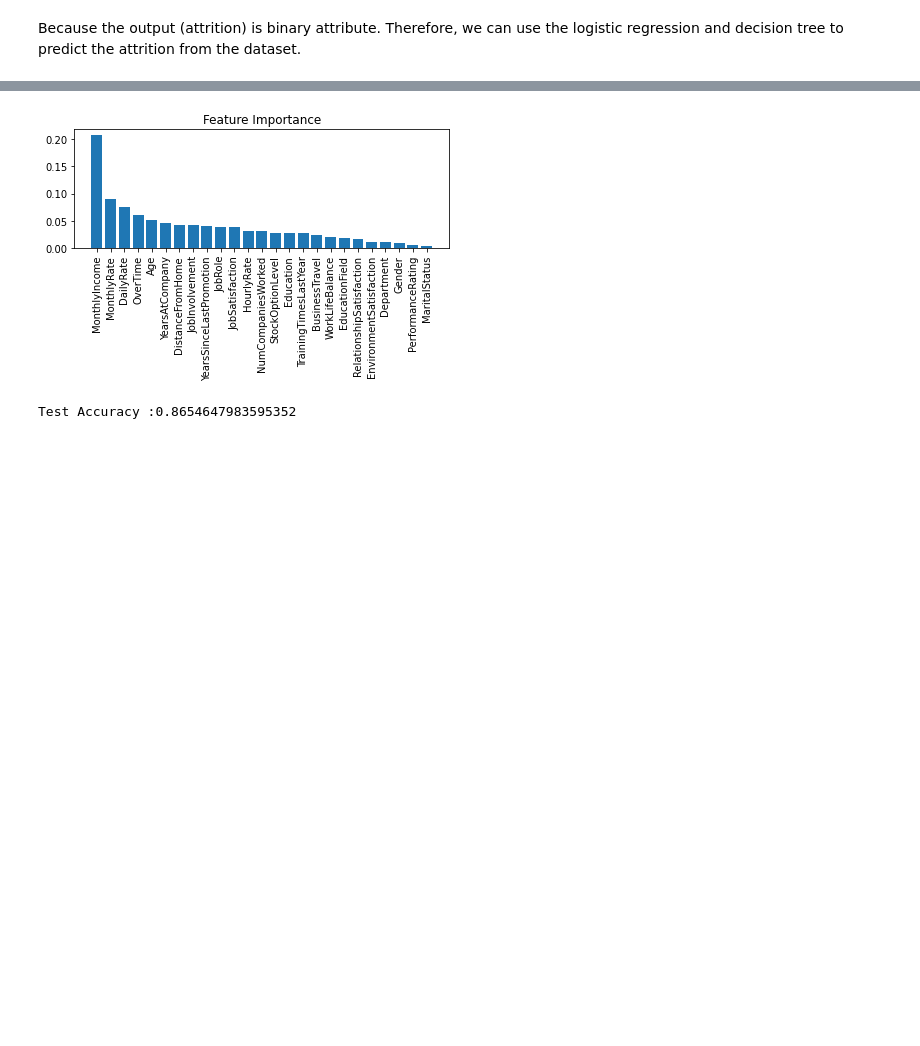
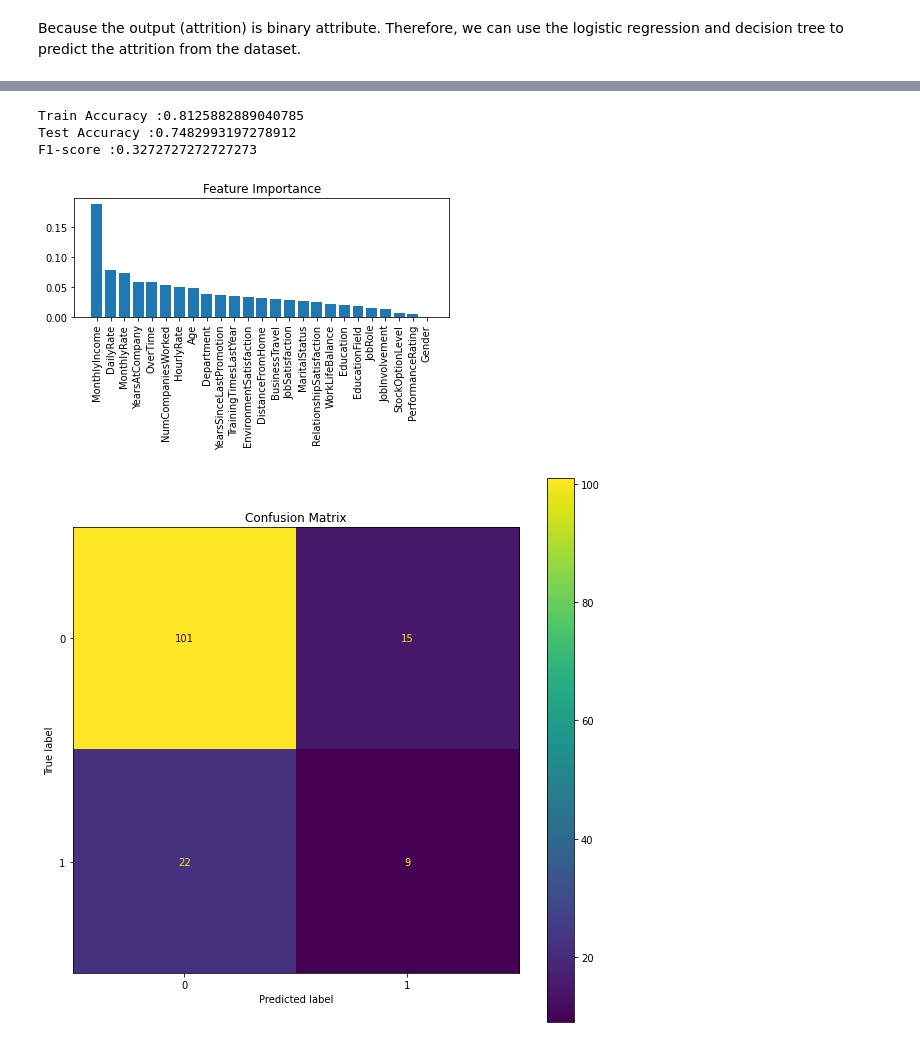
Before and after one commit to JackLieu95/Atrrition-prediction, a Jupyter notebook: Employee attrition (1).ipynb, the cells around one changed output, grey strips where cells are left out. Drawn from its saved outputs; the diff is of its cells as text; code cells hidden in the pictures; blank space fills up the shorter version.

```diff
--- a/Employee attrition (1).ipynb
+++ b/Employee attrition (1).ipynb
@@ -1013,19 +1060,29 @@ train, test, train_labels, test_labels = train_test_split(training, output, test
 # %%
-from sklearn.model_selection import cross_val_score
-#Create the function for lopgistic regression with corss validation and impotance features
-def logistic(X,Y):
-    #applied the model
-    logistic_model = LogisticRegression(solver='liblinear',random_state=0).fit(X,Y)
+from sklearn.tree import DecisionTreeClassifier
+#Create the function for decision tree classifier with corss validation and impotance features
+def decisionTree(X,Y,Z,K):
+    decisionTree_model = DecisionTreeClassifier(random_state=0, criterion='gini').fit(X,Y)
 
     #cross validation
-    scores = cross_val_score(logistic_model, X, Y, cv=10)
+    scores = cross_val_score(decisionTree_model, X, Y, cv=10)
 
     #features importance and visualise it
-    importance = dtc.feature_importances_
+    importance = decisionTree_model.feature_importances_
     sorted_indices = np.argsort(importance)[::-1]
     plt.title('Feature Importance')
     plt.bar(range(train.shape[1]), importance[sorted_indices], align='center')
     plt.xticks(range(train.shape[1]), train.columns[sorted_indices], rotation=90)
     plt.tight_layout()
-    plt.show()
-    print("Test Accuracy :" + str(np.average(scores)))
+
+    #Confusion maxtrix
+    cm1 = confusion_matrix(test_labels,decisionTree_model.predict(test))
+    classes = ["0","1"]
+    disp = ConfusionMatrixDisplay(confusion_matrix=cm1,
+                              display_labels=classes)
+    fig, ax = plt.subplots(figsize=(10,10))
+    plt.title("Confusion Matrix")
+    disp = disp.plot(ax=ax)
+
+    print("Train Accuracy :" + str(np.average(scores)))
+    print("Test Accuracy :" + str(accuracy_score(decisionTree_model.predict(Z),K)))
+    print("F1-score :" + str(f1_score(K,decisionTree_model.predict(Z))))
@@ -1034,8 +1089,8 @@ from sklearn.model_selection import cross_val_score
-# %%
-from sklearn.linear_model import LogisticRegression
-from sklearn.metrics import accuracy_score
-
-logistic(train,train_labels)
-# %% [output]
-[figure, removed]
-Test Accuracy :0.8654647983595352
+# %%
+decisionTree(train,train_labels,test, test_labels)
+# %% [output]
+Train Accuracy :0.8125882889040785
+Test Accuracy :0.7482993197278912
+F1-score :0.3272727272727273
+[figure, added]
+[figure, added]
```
Also changed, not shown: parts of 12 cells of this notebook.
